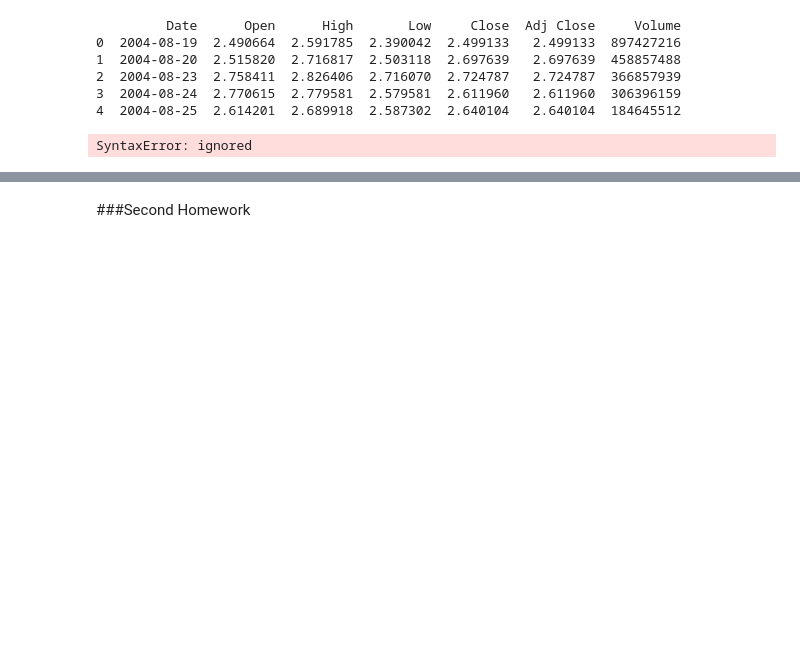
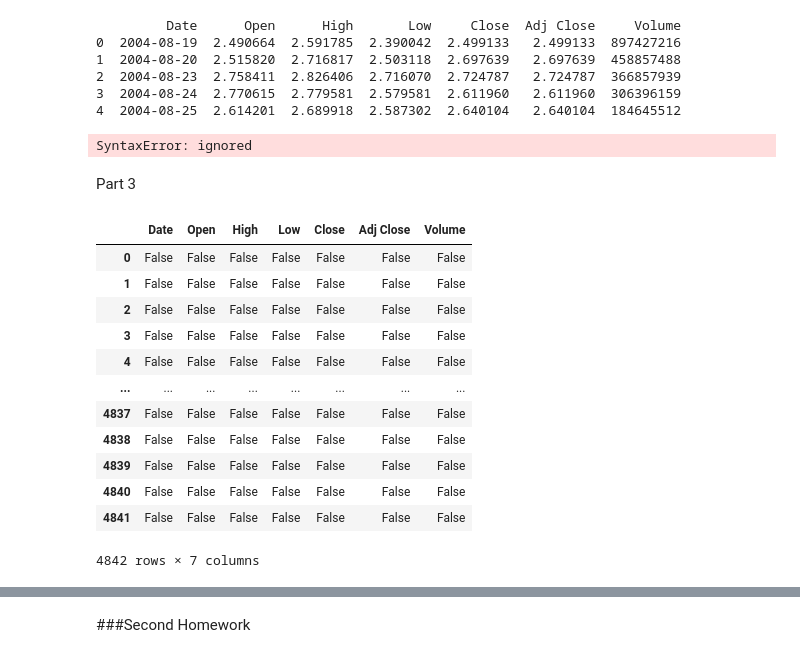
Before and after one commit to Monta243/Python1, a Jupyter notebook: Masar_Camp.ipynb, the cells around one changed output, grey strips where cells are left out. Drawn from its saved outputs; the diff is of its cells as text; code cells hidden in the pictures; blank space fills up the shorter version.

```diff
--- a/Masar_Camp.ipynb
+++ b/Masar_Camp.ipynb
@@ -228,3 +228,12 @@ def transform_data(data, transformations):
     return data
 # %% [output]
 SyntaxError: ignored
+# %% [markdown]
+Part 3
+# %%
+#import the needed packages
+import seaborn as sn
+import pandas as pd
+
+#read the data
+df = pd.read_csv('/content/google_stock_price.csv')
@@ -230,0 +243,17 @@ SyntaxError: ignored
+# %%
+#check the null (missing values)
+df.isnull()
+# %% [output]
+|  | Date | Open | High | Low | Close | Adj Close | Volume |
+| 0 | False | False | False | False | False | False | False |
+| 1 | False | False | False | False | False | False | False |
+| 2 | False | False | False | False | False | False | False |
+| 3 | False | False | False | False | False | False | False |
+| 4 | False | False | False | False | False | False | False |
+| ... | ... | ... | ... | ... | ... | ... | ... |
+| 4837 | False | False | False | False | False | False | False |
+| 4838 | False | False | False | False | False | False | False |
+| 4839 | False | False | False | False | False | False | False |
+| 4840 | False | False | False | False | False | False | False |
+| 4841 | False | False | False | False | False | False | False |
+4842 rows × 7 columns
```
Also changed, not shown: parts of 28 cells of this notebook.
